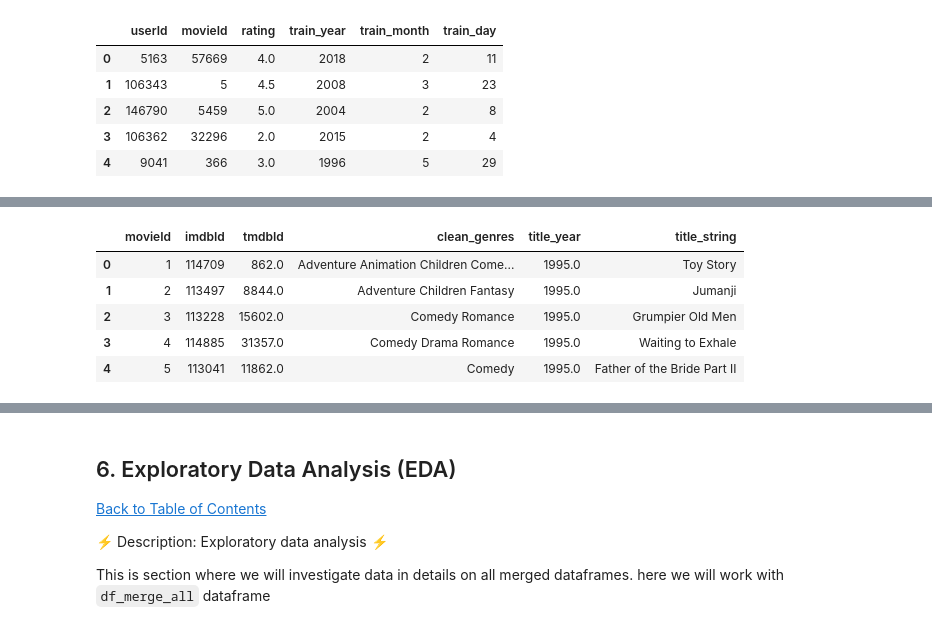
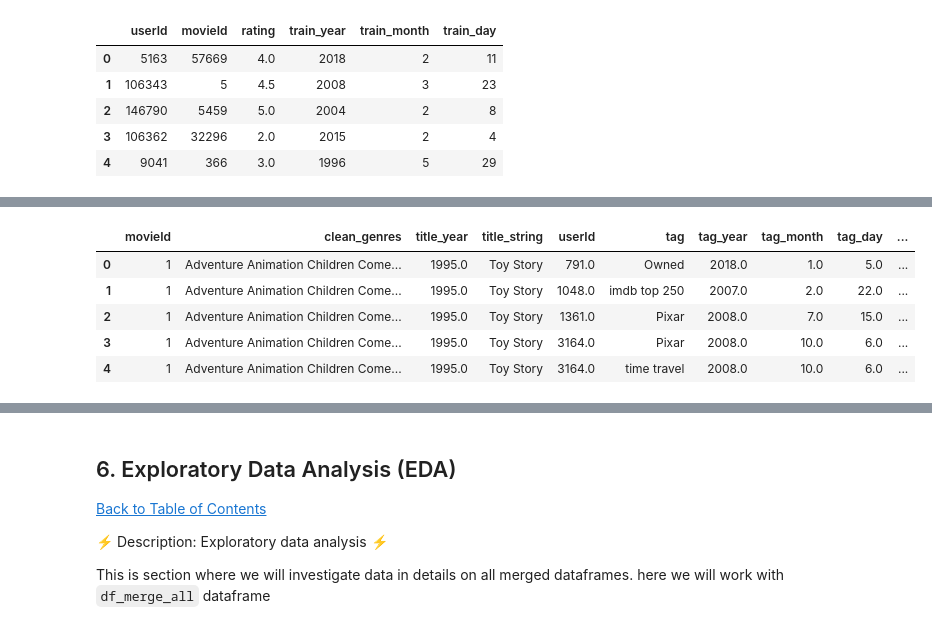
Before and after one commit to HlawuR/SmartRecommender, a Jupyter notebook: Unsupervised_skeleton_notebook.ipynb, the cells around one changed output, grey strips where cells are left out. Drawn from its saved outputs; the diff is of its cells as text; code cells hidden in the pictures.

```diff
--- a/Unsupervised_skeleton_notebook.ipynb
+++ b/Unsupervised_skeleton_notebook.ipynb
@@ -445,3 +455,10 @@ director            0
 runtime             0
 plot_keywords    1222
 dtype: int64
+# %%
+df_imdb_clean_final=df_imdb_clean.dropna()
+# %%
+# Splitting the title_cast column and creating pairs
+df_imdb_clean_final['cast_pairs'] = df_imdb_clean_final['title_cast'].apply(lambda x: ','.join(sorted(x.split('|'))))
+df_imdb_clean_final['plot_keywords'] = df_imdb_clean_final['plot_keywords'].apply(lambda x: ','.join(sorted(x.split('|'))))
+df_imdb_clean_final.head()
@@ -448,6 +482,6 @@ dtype: int64
 # %%
 df_movies_clean=df_movies
-df_movies_clean = df_movies.drop(['genres','title'], axis=1)
+df_movies_clean = df_movies.drop(['genres'], axis=1)
 df_movies_clean.head()
 # %% [output]
 |  | movieId | clean_genres | title_year | title_string |
@@ -544,6 +565,5 @@ df_genome_scores.head()
 # %%
-# merging genome tags and genome scores frames for training
-df_merge_genome=pd.merge(df_genome_tags, df_genome_scores, on='tagId', how='inner')
-df_merge_genome=df_merge_genome.sample(n=200000)
-df_merge_genome.head()
+# merging  tags and movies frames for training
+df_movies_tags=df_movies_clean.merge(df_tags_clean,on='movieId', how='left')
+df_movies_tags.shape
 # %% [output]
@@ -556,11 +571,11 @@ df_merge_genome.head()
 # %%
 #merging movies and links data
-df_merge_movie_links=pd.merge(df_links_clean, df_movies_clean, on='movieId', how='inner')
-df_merge_movie_links.head()
+df_merge_movie_tags_imdb=pd.merge(df_movies_tags, df_imdb_clean_final, on='movieId', how='left')
+df_merge_movie_tags_imdb.head()
 # %% [output]
-|  | movieId | imdbId | tmdbId | clean_genres | title_year | title_string |
-| 0 | 1 | 114709 | 862.0 | Adventure Animation Children Come... | 1995.0 | Toy Story |
-| 1 | 2 | 113497 | 8844.0 | Adventure Children Fantasy | 1995.0 | Jumanji |
-| 2 | 3 | 113228 | 15602.0 | Comedy Romance | 1995.0 | Grumpier Old Men |
-| 3 | 4 | 114885 | 31357.0 | Comedy Drama Romance | 1995.0 | Waiting to Exhale |
-| 4 | 5 | 113041 | 11862.0 | Comedy | 1995.0 | Father of the Bride Part II |
+|  | movieId | clean_genres | title_year | title_string | userId | tag | tag_year | tag_month | tag_day | ... |
+| 0 | 1 | Adventure Animation Children Come... | 1995.0 | Toy Story | 791.0 | Owned | 2018.0 | 1.0 | 5.0 | ... |
+| 1 | 1 | Adventure Animation Children Come... | 1995.0 | Toy Story | 1048.0 | imdb top 250 | 2007.0 | 2.0 | 22.0 | ... |
+| 2 | 1 | Adventure Animation Children Come... | 1995.0 | Toy Story | 1361.0 | Pixar | 2008.0 | 7.0 | 15.0 | ... |
+| 3 | 1 | Adventure Animation Children Come... | 1995.0 | Toy Story | 3164.0 | Pixar | 2008.0 | 10.0 | 6.0 | ... |
+| 4 | 1 | Adventure Animation Children Come... | 1995.0 | Toy Story | 3164.0 | time travel | 2008.0 | 10.0 | 6.0 | ... |
```
Also changed, not shown: parts of 176 cells of this notebook.
